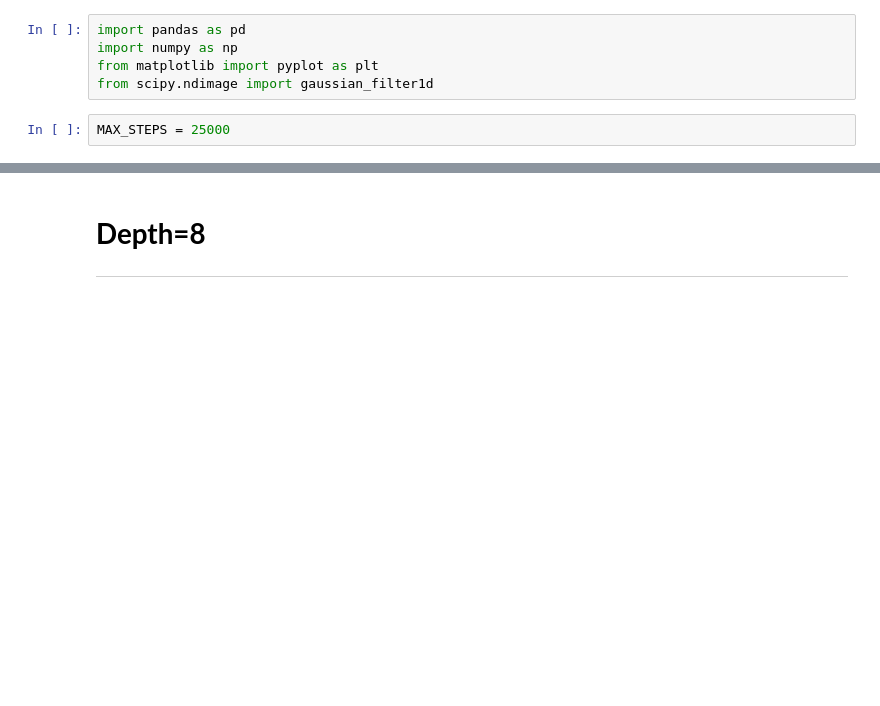
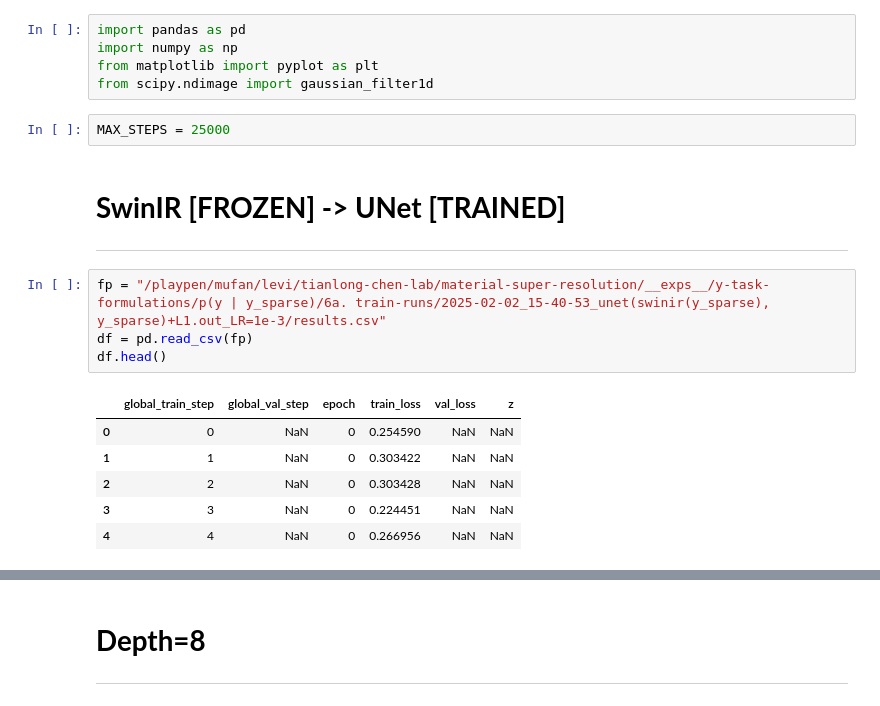
Before and after one commit to UNITES-Lab/sparse-cafm, a Jupyter notebook: eval/_figures.ipynb, the cells around one changed output, grey strips where cells are left out. Saved outputs shown, nothing was run; the diff lists cells and outputs as text; blank space fills up the shorter version.

```diff
--- a/eval/_figures.ipynb
+++ b/eval/_figures.ipynb
@@ -5,3 +5,17 @@ from matplotlib import pyplot as plt
 from scipy.ndimage import gaussian_filter1d
 # %%
 MAX_STEPS = 25000
+# %% [markdown]
+# **SwinIR [FROZEN] -> UNet [TRAINED]**
+***
+# %%
+fp = "/playpen/mufan/levi/tianlong-chen-lab/material-super-resolution/__exps__/y-task-formulations/p(y | y_sparse)/6a. train-runs/2025-02-02_15-40-53_unet(swinir(y_sparse), y_sparse)+L1.out_LR=1e-3/results.csv"
+df = pd.read_csv(fp)
+df.head()
+# %% [output]
+|  | global_train_step | global_val_step | epoch | train_loss | val_loss | z |
+| 0 | 0 | NaN | 0 | 0.254590 | NaN | NaN |
+| 1 | 1 | NaN | 0 | 0.303422 | NaN | NaN |
+| 2 | 2 | NaN | 0 | 0.303428 | NaN | NaN |
+| 3 | 3 | NaN | 0 | 0.224451 | NaN | NaN |
+| 4 | 4 | NaN | 0 | 0.266956 | NaN | NaN |
```
Also changed, not shown: parts of 10 cells of this notebook, 12 other files.
